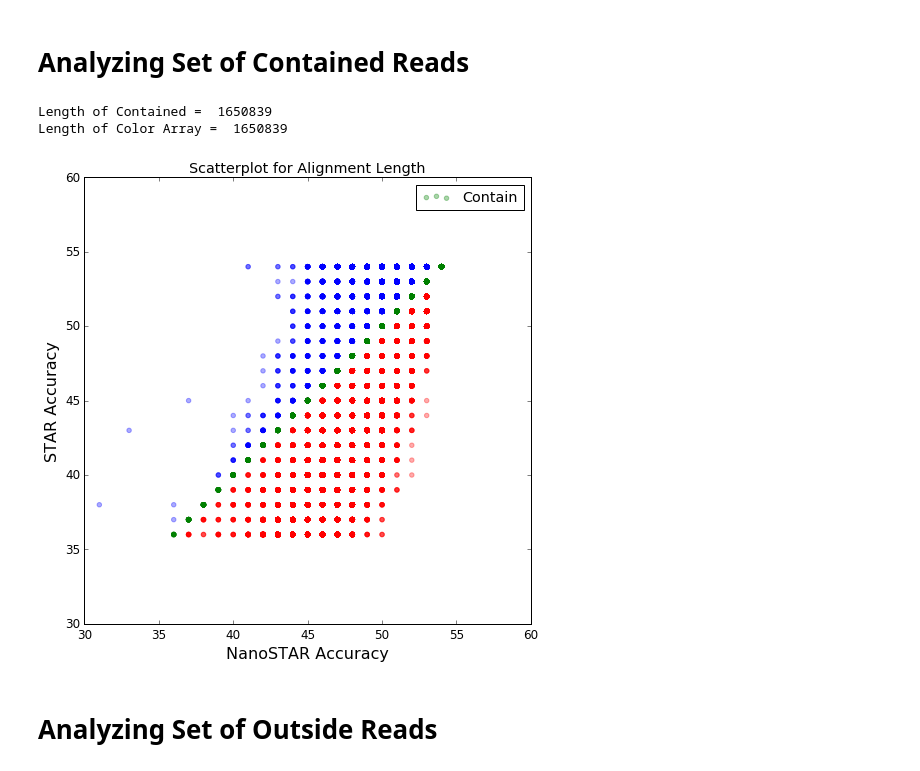
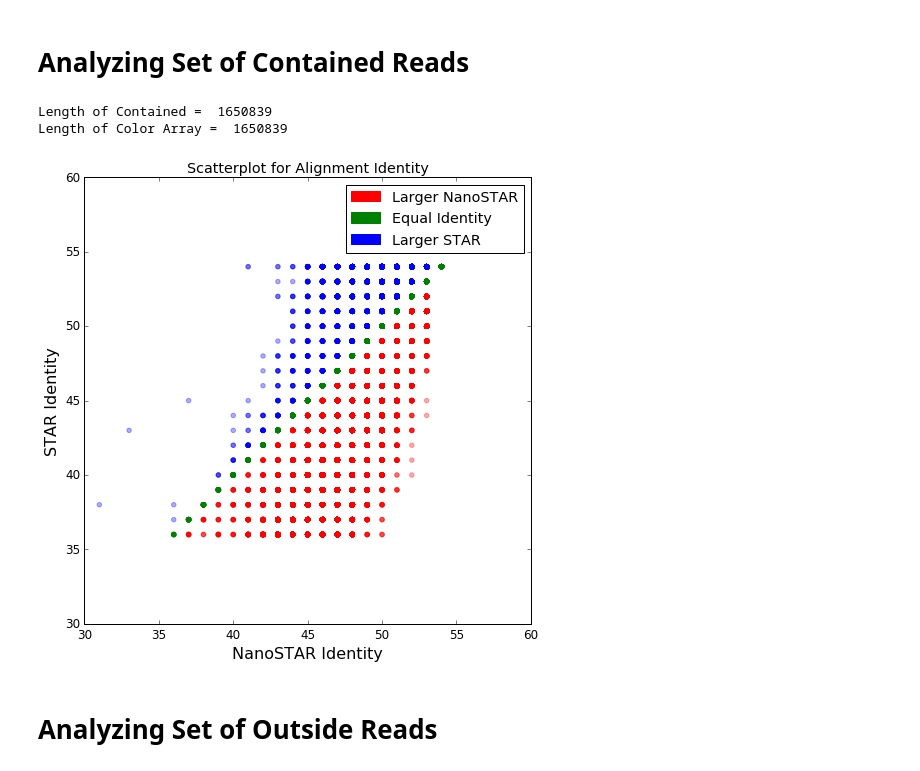
Before and after one commit to ruhulsbu/RapAlign, a Jupyter notebook: Nov_14_2016/Comparison of NanoSTAR and STAR Alignment.ipynb, the cells around one changed output. Cells and saved outputs as stored; diff of their text form; code cells hidden in the pictures.

```diff
--- a/Nov_14_2016/Comparison of NanoSTAR and STAR Alignment.ipynb
+++ b/Nov_14_2016/Comparison of NanoSTAR and STAR Alignment.ipynb
@@ -179,6 +179,7 @@ import csv
 import numpy as np
 import pandas as pd
 import matplotlib as mpl
+import matplotlib.patches as mpatches
 from matplotlib import pyplot as plt
 
 mpl.rcParams.update({'font.size': 12})
@@ -190,38 +191,41 @@ print "Length of Contained = ", len(df_contains)
 nanostar = df_contains['nanostar_identity'].values
 star = df_contains['star_identity'].values
 contains_color = []
 
 for i in range(0, len(nanostar)):
     diff = nanostar[i] - star[i]
     if(diff > 0):
         contains_color.append('r')
     elif(diff == 0):
         contains_color.append('g')
     else:
         contains_color.append('b')
     #if(len(color_array) % 100000 == 0):
     #    break
 
 print "Length of Color Array = ", len(contains_color)
 
 fig = plt.figure(figsize=(8, 8))
 ax = fig.add_subplot(111)
-ax.set_xlabel('NanoSTAR Accuracy', fontsize=16)
-ax.set_ylabel('STAR Accuracy', fontsize=16)
-ax.set_title("Scatterplot for Alignment Length")
+ax.set_xlabel('NanoSTAR Identity', fontsize=16)
+ax.set_ylabel('STAR Identity', fontsize=16)
+ax.set_title("Scatterplot for Alignment Identity")
 
 ax.set_xlim(30, 60)
 ax.set_ylim(30, 60)
 
 plt.figtext(.15,.8, ftext, fontsize=14, ha='left')
 plt.scatter(nanostar, star, color=contains_color, alpha=0.33, marker='o', label='Contain')
 
-plt.legend(loc='upper right')
+patch_one = mpatches.Patch(color='red', label="Larger NanoSTAR")
+patch_two = mpatches.Patch(color='green', label="Equal Identity")
+patch_three = mpatches.Patch(color='blue', label="Larger STAR")
+plt.legend(handles=[patch_one, patch_two, patch_three], loc='upper right')
 plt.show()
 # %% [output]
 Length of Contained =  1650839
 Length of Color Array =  1650839
-[figure, old version]
+[figure, new version]
 # %% [markdown]
 # Analyzing Set of Outside Reads
 # %%
```
Also changed, not shown: parts of 1 cell of this notebook, 1 other file.
